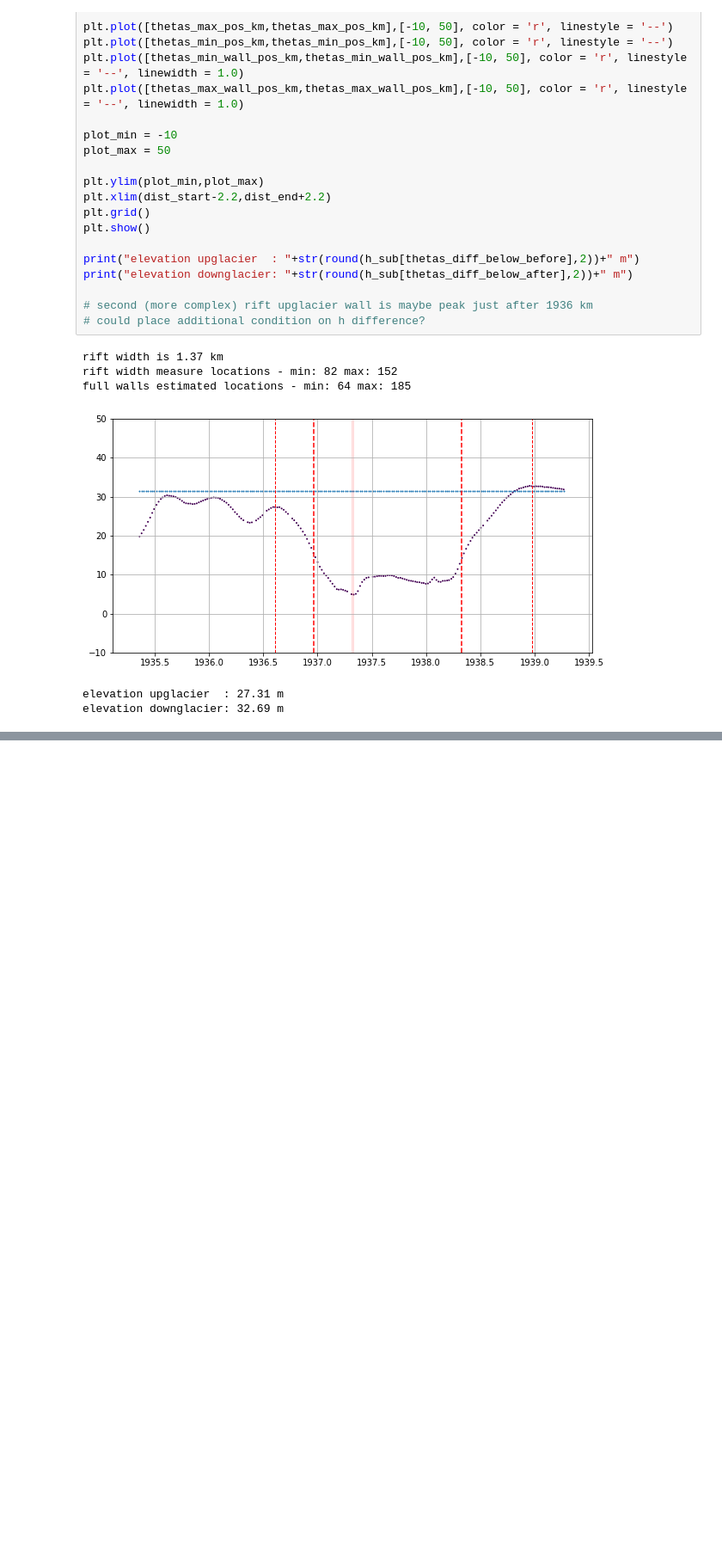
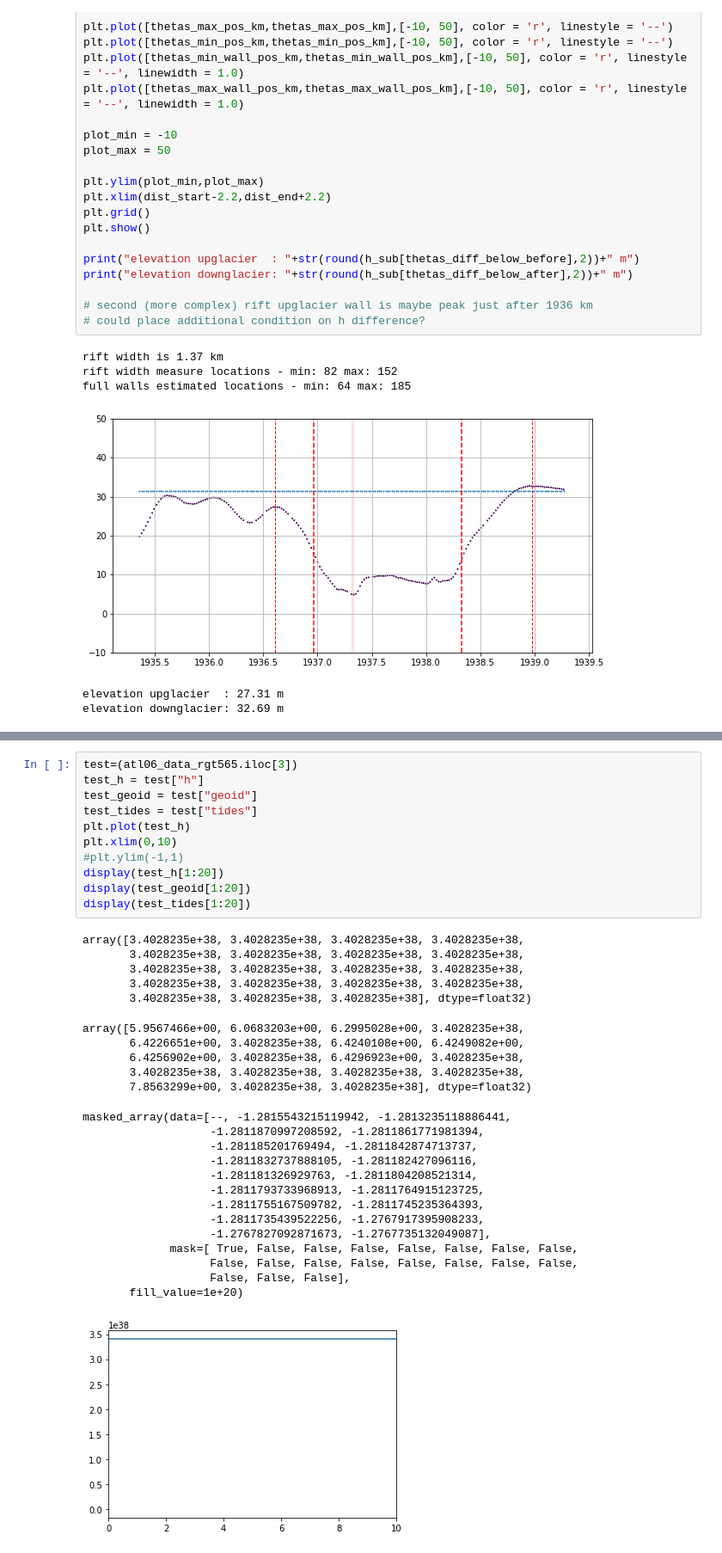
Before and after one commit to bradlipovsky/antarctic-rift-catalog, a Jupyter notebook: test_the_detector.ipynb, the cells around one changed output, grey strips where cells are left out. Shown at 86% size. Drawn from its saved outputs; the diff is of its cells as text; blank space fills up the shorter version.

```diff
--- a/test_the_detector.ipynb
+++ b/test_the_detector.ipynb
@@ -696,0 +783,36 @@ elevation downglacier: 32.69 m
+# %%
+test=(atl06_data_rgt565.iloc[3])
+test_h = test["h"]
+test_geoid = test["geoid"]
+test_tides = test["tides"]
+plt.plot(test_h)
+plt.xlim(0,10)
+#plt.ylim(-1,1)
+display(test_h[1:20])
+display(test_geoid[1:20])
+display(test_tides[1:20])
+# %% [output]
+array([3.4028235e+38, 3.4028235e+38, 3.4028235e+38, 3.4028235e+38,
+       3.4028235e+38, 3.4028235e+38, 3.4028235e+38, 3.4028235e+38,
+       3.4028235e+38, 3.4028235e+38, 3.4028235e+38, 3.4028235e+38,
+       3.4028235e+38, 3.4028235e+38, 3.4028235e+38, 3.4028235e+38,
+       3.4028235e+38, 3.4028235e+38, 3.4028235e+38], dtype=float32)
+array([5.9567466e+00, 6.0683203e+00, 6.2995028e+00, 3.4028235e+38,
+       6.4226651e+00, 3.4028235e+38, 6.4240108e+00, 6.4249082e+00,
+       6.4256902e+00, 3.4028235e+38, 6.4296923e+00, 3.4028235e+38,
+       3.4028235e+38, 3.4028235e+38, 3.4028235e+38, 3.4028235e+38,
+       7.8563299e+00, 3.4028235e+38, 3.4028235e+38], dtype=float32)
+masked_array(data=[--, -1.2815543215119942, -1.2813235118886441,
+                   -1.2811870997208592, -1.2811861771981394,
+                   -1.281185201769494, -1.2811842874713737,
+                   -1.2811832737888105, -1.281182427096116,
+                   -1.281181326929763, -1.2811804208521314,
+                   -1.2811793733968913, -1.2811764915123725,
+                   -1.2811755167509782, -1.2811745235364393,
+                   -1.2811735439522256, -1.2767917395908233,
+                   -1.2767827092871673, -1.2767735132049087],
+             mask=[ True, False, False, False, False, False, False, False,
+                   False, False, False, False, False, False, False, False,
+                   False, False, False],
+       fill_value=1e+20)
+[figure, added]
```
Also changed, not shown: parts of 2 cells of this notebook.
